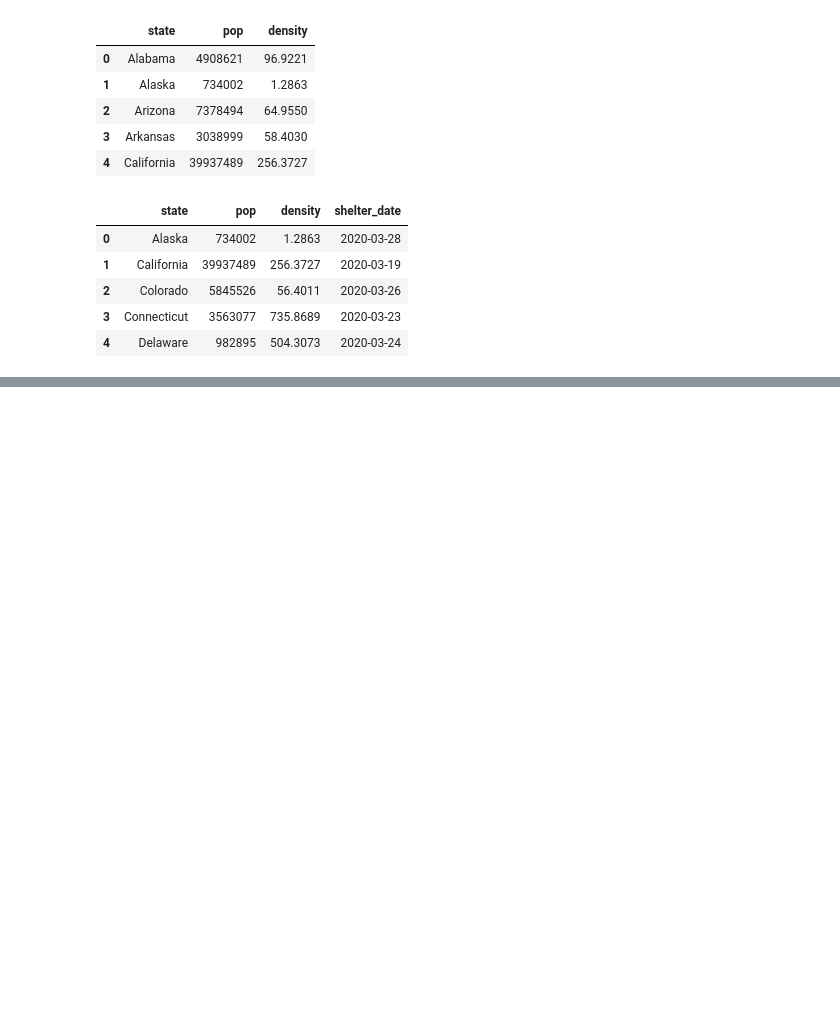
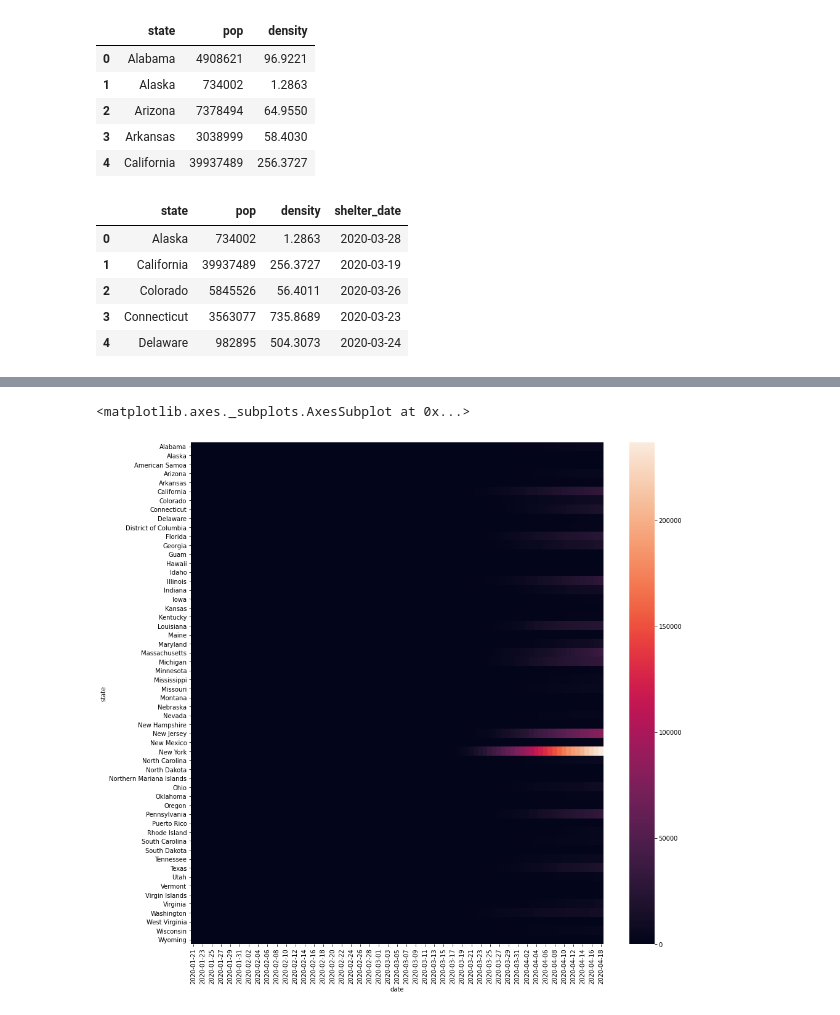
Before and after one commit to rirwin/covid-19-data, a Jupyter notebook: notebooks/covid19.ipynb, the cells around one changed output, grey strips where cells are left out. Saved outputs shown, nothing was run; the diff lists cells and outputs as text; code cells hidden in the pictures; blank space fills up the shorter version.

```diff
--- a/notebooks/covid19.ipynb
+++ b/notebooks/covid19.ipynb
@@ -303,0 +399,7 @@ Text(0.5, 1.0, 'Percent daily increase in cases California as of 2020-04-04')
+# %%
+fig, ax = plt.subplots(figsize=(15,15))         # Sample figsize in inches
+
+sns.heatmap(s_df.pivot("state", "date", "cases").fillna(0), yticklabels=True)
+# %% [output]
+<matplotlib.axes._subplots.AxesSubplot at 0x...>
+[figure, added]
```
Also changed, not shown: parts of 19 cells of this notebook.
